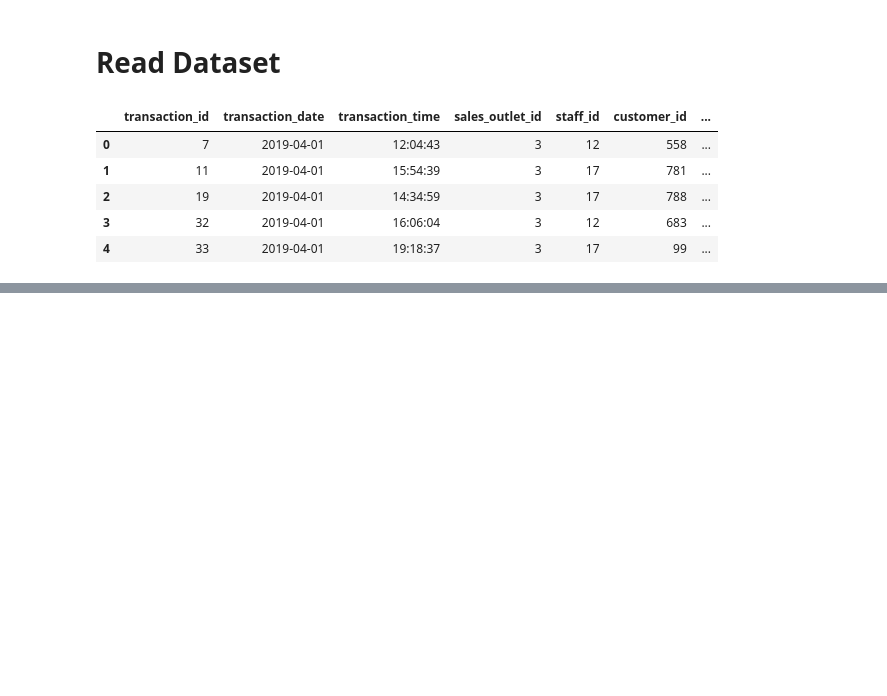
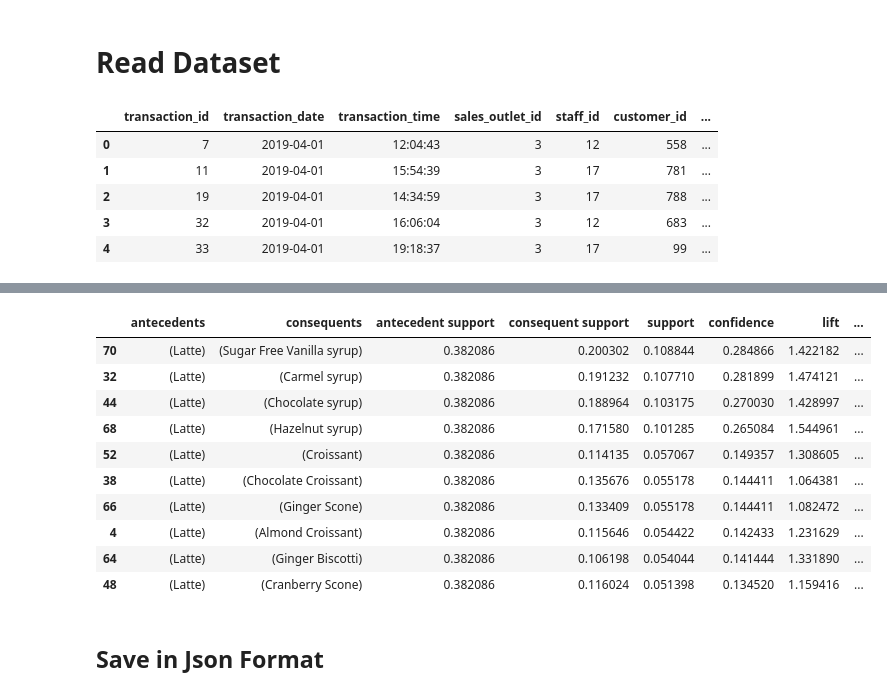
Before and after one commit to KareemEmad1/Coffee_Shop, a Jupyter notebook: python_code/recommendation_engine_training.ipynb, the cells around one changed output, grey strips where cells are left out. Saved outputs shown, nothing was run; the diff lists cells and outputs as text; code cells hidden in the pictures; blank space fills up the shorter version.

```diff
--- a/python_code/recommendation_engine_training.ipynb
+++ b/python_code/recommendation_engine_training.ipynb
@@ -15,0 +233,3 @@ sales_receipts.head()
+# %%
+my_basket = train_basket.pivot_table(index="transaction", columns="product", values="Count").fillna(0)
+my_basket.head()
@@ -15,0 +244,9 @@ sales_receipts.head()
+# %%
+def encode_units(x):
+    if x <= 0:
+        return 0
+    if x > 0:
+        return 1
+
+my_basket_sets = my_basket.applymap(encode_units)
+my_basket_sets.head()
@@ -15,0 +270,3 @@ sales_receipts.head()
+# %%
+frequent_items = apriori(my_basket_sets, min_support=0.05, use_colnames=True)
+frequent_items.head()
@@ -15,0 +280,3 @@ sales_receipts.head()
+# %%
+rules_basket = association_rules(frequent_items, metric="lift", min_threshold=1)
+rules_basket.head()
@@ -15,0 +290,16 @@ sales_receipts.head()
+# %%
+rules_basket[rules_basket['antecedents']=={'Latte'}].sort_values('confidence', ascending=False)
+# %% [output]
+|  | antecedents | consequents | antecedent support | consequent support | support | confidence | lift | ... |
+| 70 | (Latte) | (Sugar Free Vanilla syrup) | 0.382086 | 0.200302 | 0.108844 | 0.284866 | 1.422182 | ... |
+| 32 | (Latte) | (Carmel syrup) | 0.382086 | 0.191232 | 0.107710 | 0.281899 | 1.474121 | ... |
+| 44 | (Latte) | (Chocolate syrup) | 0.382086 | 0.188964 | 0.103175 | 0.270030 | 1.428997 | ... |
+| 68 | (Latte) | (Hazelnut syrup) | 0.382086 | 0.171580 | 0.101285 | 0.265084 | 1.544961 | ... |
+| 52 | (Latte) | (Croissant) | 0.382086 | 0.114135 | 0.057067 | 0.149357 | 1.308605 | ... |
+| 38 | (Latte) | (Chocolate Croissant) | 0.382086 | 0.135676 | 0.055178 | 0.144411 | 1.064381 | ... |
+| 66 | (Latte) | (Ginger Scone) | 0.382086 | 0.133409 | 0.055178 | 0.144411 | 1.082472 | ... |
+| 4 | (Latte) | (Almond Croissant) | 0.382086 | 0.115646 | 0.054422 | 0.142433 | 1.231629 | ... |
+| 64 | (Latte) | (Ginger Biscotti) | 0.382086 | 0.106198 | 0.054044 | 0.141444 | 1.331890 | ... |
+| 48 | (Latte) | (Cranberry Scone) | 0.382086 | 0.116024 | 0.051398 | 0.134520 | 1.159416 | ... |
+# %% [markdown]
+## Save in Json Format
```
Also changed, not shown: parts of 41 cells of this notebook, 2 other files.
